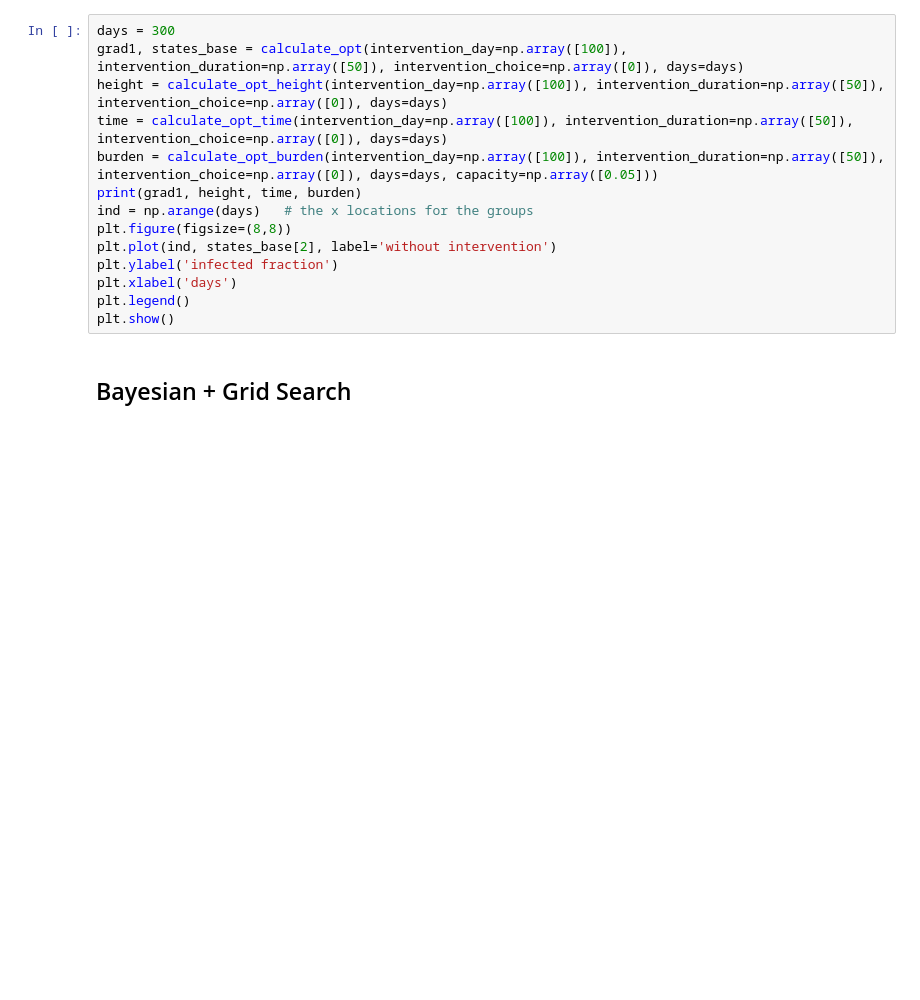
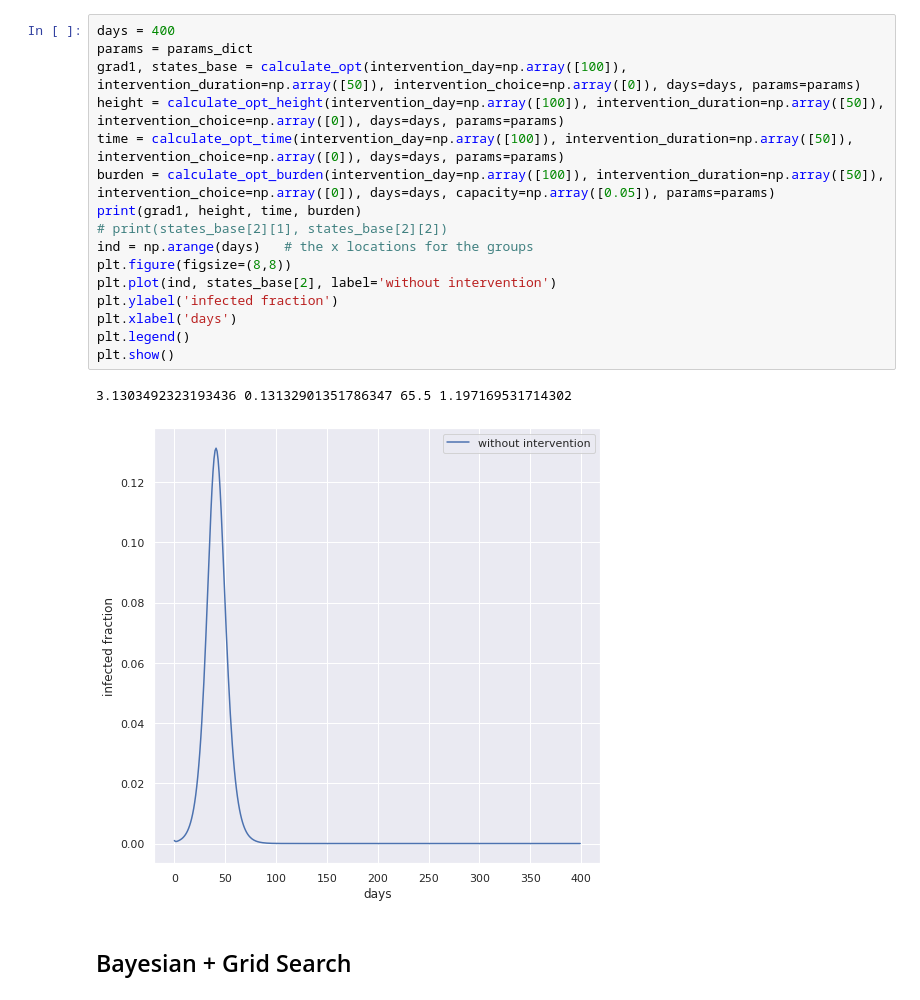
Before and after one commit to WadhwaniAI/covid-modelling, a Jupyter notebook: notebooks/optim/seir_testing_updated.ipynb, the cells around one changed output. Saved outputs shown, nothing was run; the diff lists cells and outputs as text; blank space fills up the shorter version.

```diff
--- a/notebooks/optim/seir_testing_updated.ipynb
+++ b/notebooks/optim/seir_testing_updated.ipynb
@@ -21,17 +24,22 @@ from matplotlib import colors
 # %%
-days = 300
-grad1, states_base = calculate_opt(intervention_day=np.array([100]), intervention_duration=np.array([50]), intervention_choice=np.array([0]), days=days)
-height = calculate_opt_height(intervention_day=np.array([100]), intervention_duration=np.array([50]), intervention_choice=np.array([0]), days=days)
-time = calculate_opt_time(intervention_day=np.array([100]), intervention_duration=np.array([50]), intervention_choice=np.array([0]), days=days)
-burden = calculate_opt_burden(intervention_day=np.array([100]), intervention_duration=np.array([50]), intervention_choice=np.array([0]), days=days, capacity=np.array([0.05]))
+days = 400
+params = params_dict
+grad1, states_base = calculate_opt(intervention_day=np.array([100]), intervention_duration=np.array([50]), intervention_choice=np.array([0]), days=days, params=params)
+height = calculate_opt_height(intervention_day=np.array([100]), intervention_duration=np.array([50]), intervention_choice=np.array([0]), days=days, params=params)
+time = calculate_opt_time(intervention_day=np.array([100]), intervention_duration=np.array([50]), intervention_choice=np.array([0]), days=days, params=params)
+burden = calculate_opt_burden(intervention_day=np.array([100]), intervention_duration=np.array([50]), intervention_choice=np.array([0]), days=days, capacity=np.array([0.05]), params=params)
 print(grad1, height, time, burden)
+# print(states_base[2][1], states_base[2][2])
 ind = np.arange(days)   # the x locations for the groups
 plt.figure(figsize=(8,8))
 plt.plot(ind, states_base[2], label='without intervention')
 plt.ylabel('infected fraction')
 plt.xlabel('days')
 plt.legend()
 plt.show()
+# %% [output]
+3.1303492323193436 0.13132901351786347 65.5 1.197169531714302
+[figure, added]
 # %% [markdown]
 ## Bayesian + Grid Search
 # %%
```
Also changed, not shown: parts of 3 cells of this notebook, 6 other files.
